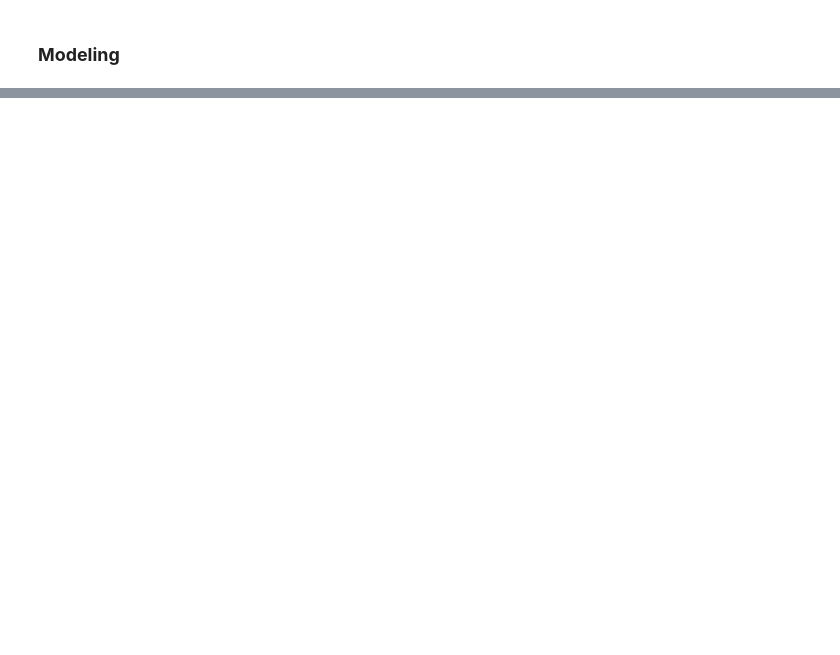
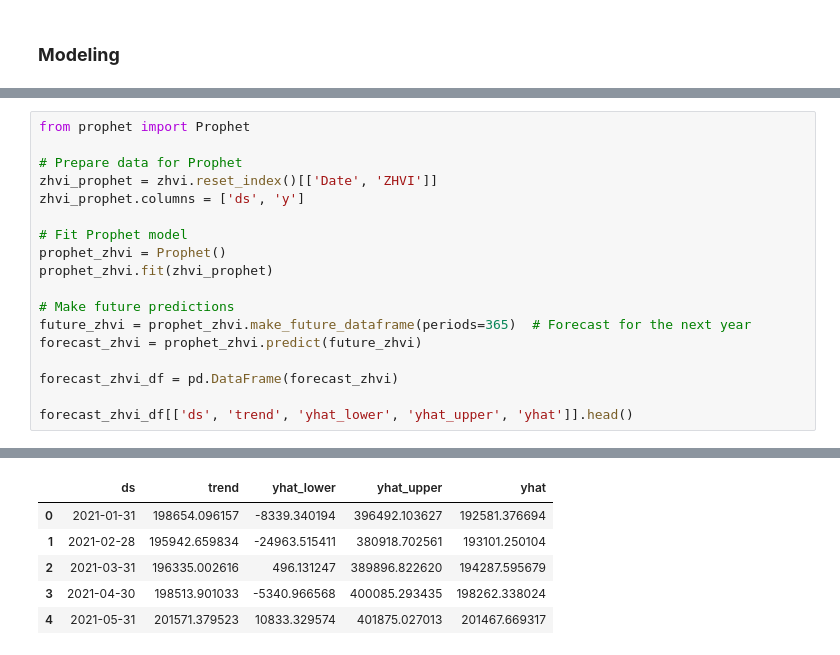
Before and after one commit to msp99000/zestimate, a Jupyter notebook: notebooks/modeling.ipynb, the cells around one changed output, grey strips where cells are left out. Drawn from its saved outputs; the diff is of its cells as text; blank space fills up the shorter version.

```diff
--- a/notebooks/modeling.ipynb
+++ b/notebooks/modeling.ipynb
@@ -24,0 +110,19 @@ zori = pd.read_pickle('../data/zori.pkl')
+# %%
+from prophet import Prophet
+
+# Prepare data for Prophet
+zhvi_prophet = zhvi.reset_index()[['Date', 'ZHVI']]
+zhvi_prophet.columns = ['ds', 'y']
+
+# Fit Prophet model
+prophet_zhvi = Prophet()
+prophet_zhvi.fit(zhvi_prophet)
+
+# Make future predictions
+future_zhvi = prophet_zhvi.make_future_dataframe(periods=365)  # Forecast for the next year
+forecast_zhvi = prophet_zhvi.predict(future_zhvi)
+
+forecast_zhvi_df = pd.DataFrame(forecast_zhvi)
+
+forecast_zhvi_df[['ds', 'trend', 'yhat_lower', 'yhat_upper', 'yhat']].head()
+# %% [output]
@@ -24,0 +131,6 @@ zori = pd.read_pickle('../data/zori.pkl')
+|  | ds | trend | yhat_lower | yhat_upper | yhat |
+| 0 | 2021-01-31 | 198654.096157 | -8339.340194 | 396492.103627 | 192581.376694 |
+| 1 | 2021-02-28 | 195942.659834 | -24963.515411 | 380918.702561 | 193101.250104 |
+| 2 | 2021-03-31 | 196335.002616 | 496.131247 | 389896.822620 | 194287.595679 |
+| 3 | 2021-04-30 | 198513.901033 | -5340.966568 | 400085.293435 | 198262.338024 |
+| 4 | 2021-05-31 | 201571.379523 | 10833.329574 | 401875.027013 | 201467.669317 |
```
Also changed, not shown: parts of 36 cells of this notebook.
